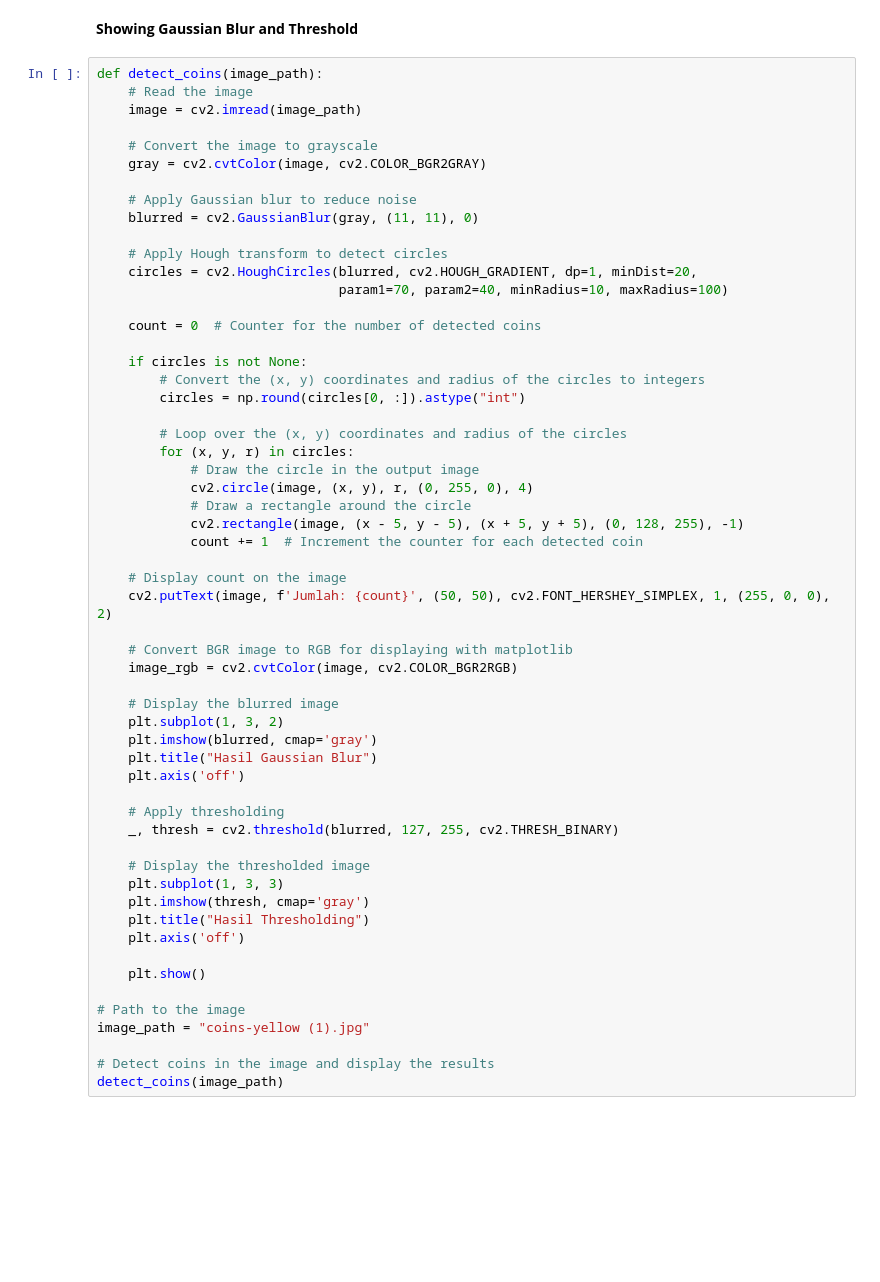
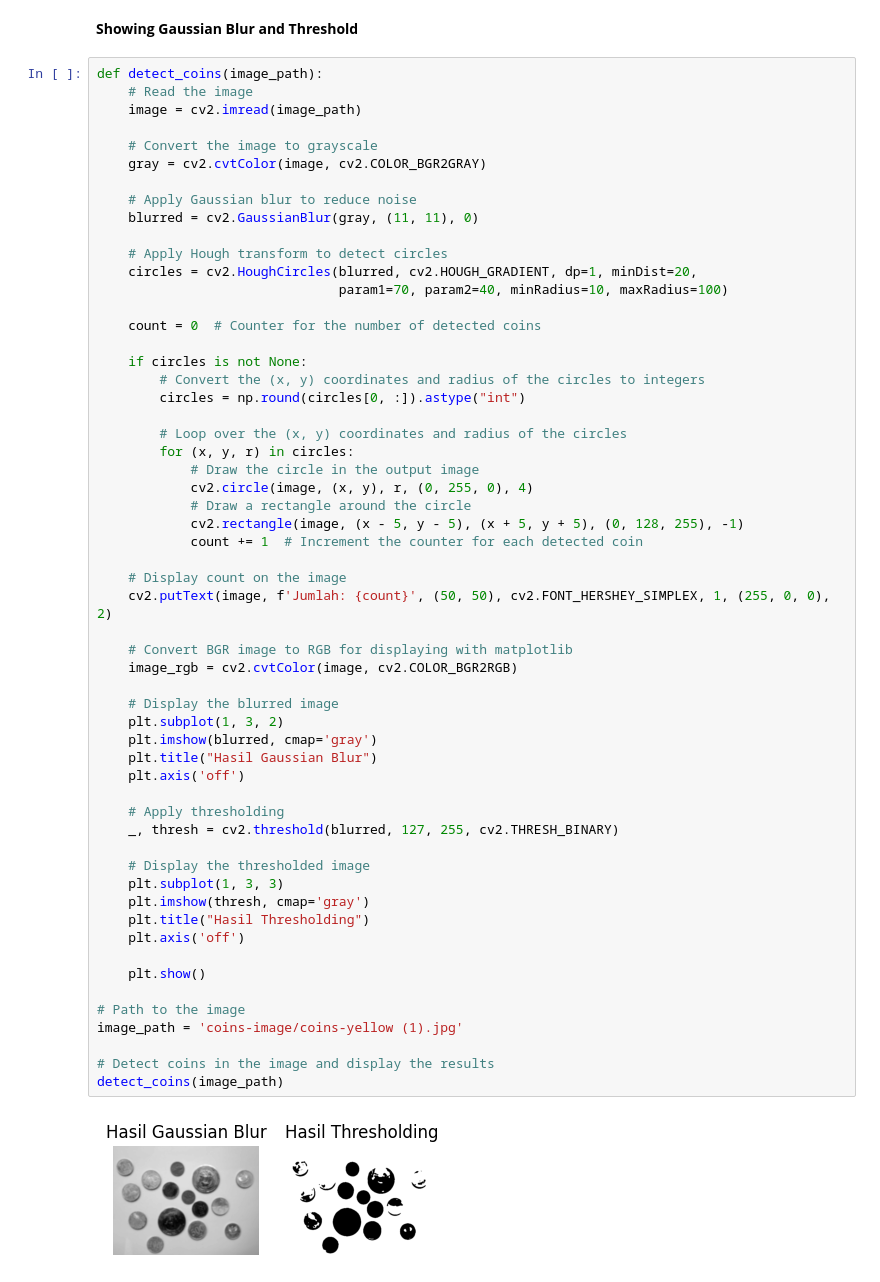
Before and after one commit to asmuiahmad/CV_CoinCounter, a Jupyter notebook: counter_coin.ipynb, the cells around one changed output. Cells and saved outputs as stored; diff of their text form; blank space fills up the shorter version.

```diff
--- a/counter_coin.ipynb
+++ b/counter_coin.ipynb
@@ -110,31 +115,33 @@ def detect_coins(image_path):
             cv2.rectangle(image, (x - 5, y - 5), (x + 5, y + 5), (0, 128, 255), -1)
             count += 1  # Increment the counter for each detected coin
 
     # Display count on the image
     cv2.putText(image, f'Jumlah: {count}', (50, 50), cv2.FONT_HERSHEY_SIMPLEX, 1, (255, 0, 0), 2)
 
     # Convert BGR image to RGB for displaying with matplotlib
     image_rgb = cv2.cvtColor(image, cv2.COLOR_BGR2RGB)
 
     # Display the blurred image
     plt.subplot(1, 3, 2)
     plt.imshow(blurred, cmap='gray')
     plt.title("Hasil Gaussian Blur")
     plt.axis('off')
 
     # Apply thresholding
     _, thresh = cv2.threshold(blurred, 127, 255, cv2.THRESH_BINARY)
 
     # Display the thresholded image
     plt.subplot(1, 3, 3)
     plt.imshow(thresh, cmap='gray')
     plt.title("Hasil Thresholding")
     plt.axis('off')
 
     plt.show()
 
 # Path to the image
-image_path = "coins-yellow (1).jpg"
+image_path = 'coins-image/coins-yellow (1).jpg'
 
 # Detect coins in the image and display the results
 detect_coins(image_path)
+# %% [output]
+[figure, added]
```
Also changed, not shown: parts of 2 cells of this notebook.
